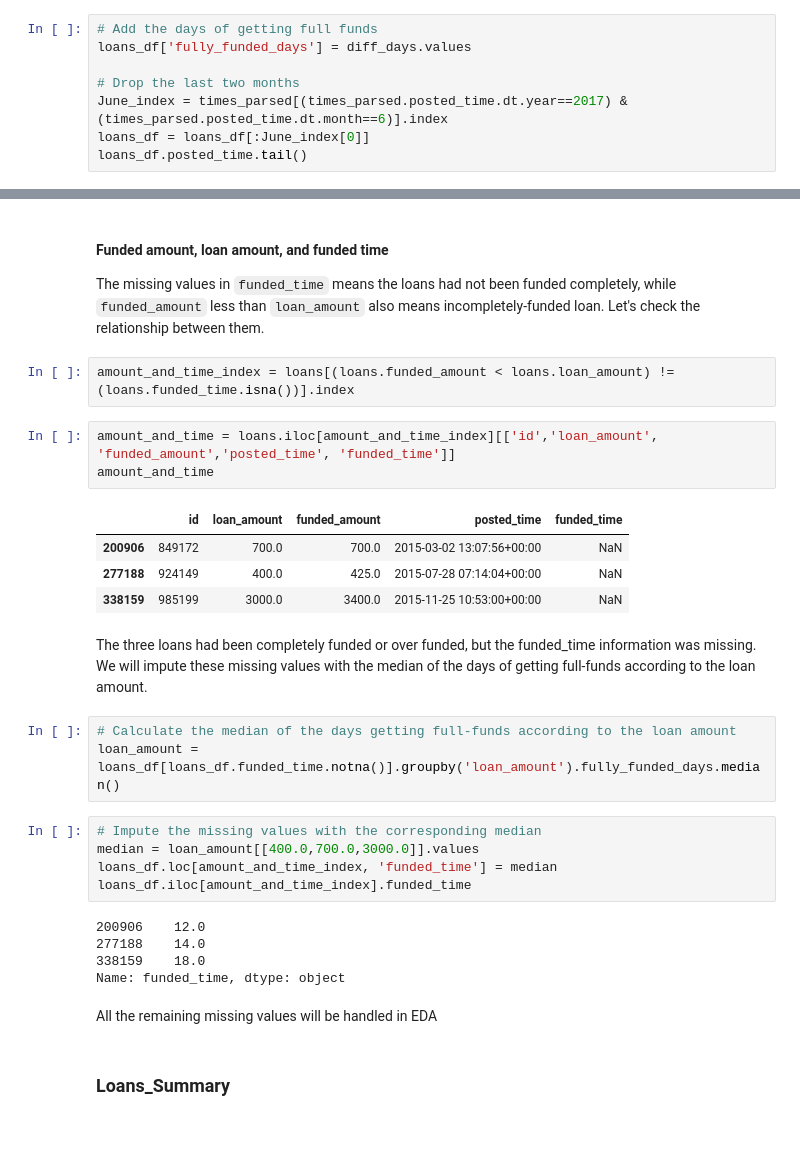
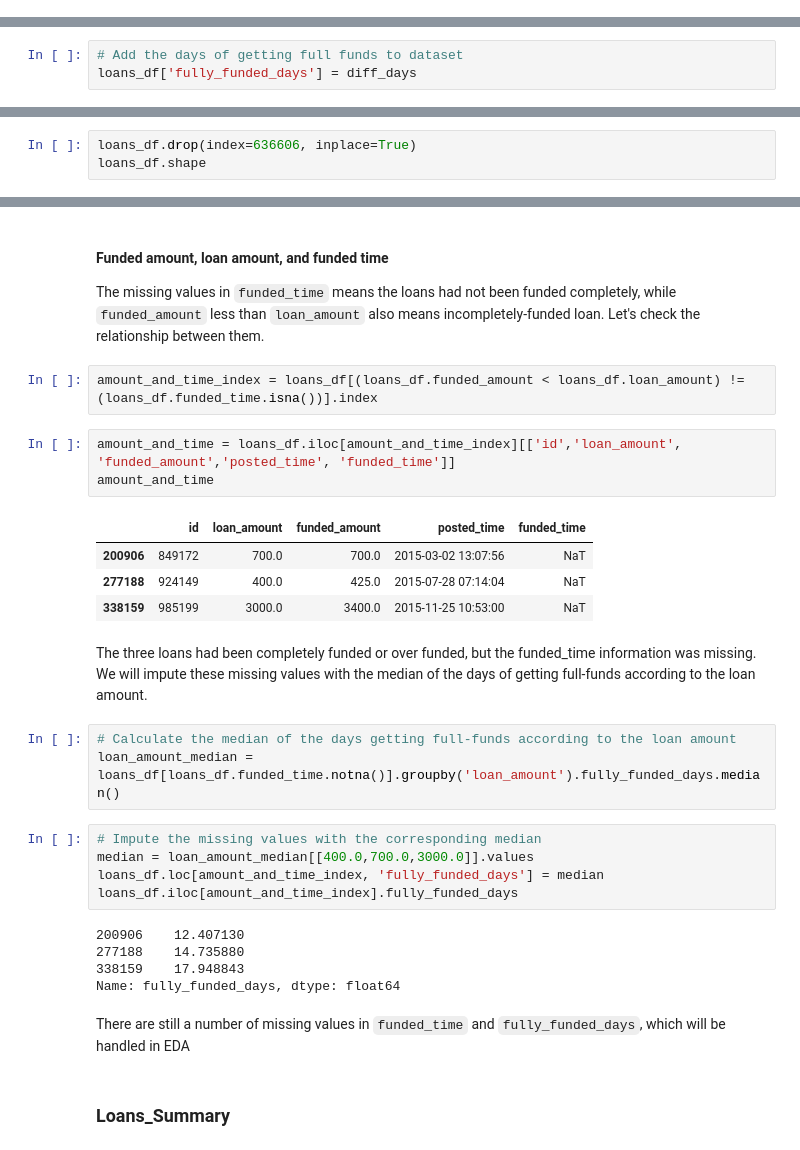
Before and after one commit to lasayin/Crowdfunding-on-Kiva-Platform, a Jupyter notebook: Kiva_Crowdfunding_Data_Wrangling.ipynb, the cells around one changed output, grey strips where cells are left out. Cells and saved outputs as stored; diff of their text form.

```diff
--- a/Kiva_Crowdfunding_Data_Wrangling.ipynb
+++ b/Kiva_Crowdfunding_Data_Wrangling.ipynb
@@ -712,8 +633,0 @@ It's hard to say all the incompletely funded loans in the last two months result
-# %%
-# Add the days of getting full funds
-loans_df['fully_funded_days'] = diff_days.values
-
-# Drop the last two months
-June_index = times_parsed[(times_parsed.posted_time.dt.year==2017) & (times_parsed.posted_time.dt.month==6)].index
-loans_df = loans_df[:June_index[0]]
-loans_df.posted_time.tail()
@@ -726,0 +634,3 @@ Name: posted_time, dtype: datetime64[ns]
+# %%
+# Add the days of getting full funds to dataset
+loans_df['fully_funded_days'] = diff_days
@@ -726,0 +659,3 @@ Name: posted_time, dtype: datetime64[ns]
+# %%
+loans_df.drop(index=636606, inplace=True)
+loans_df.shape
@@ -728,32 +677,32 @@ Name: posted_time, dtype: datetime64[ns]
 #### Funded amount, loan amount, and funded time
 The missing values in `funded_time` means the loans had not been funded completely, while `funded_amount` less than `loan_amount` also means incompletely-funded loan. Let's check the relationship between them.
 # %%
-amount_and_time_index = loans[(loans.funded_amount < loans.loan_amount) != (loans.funded_time.isna())].index
+amount_and_time_index = loans_df[(loans_df.funded_amount < loans_df.loan_amount) != (loans_df.funded_time.isna())].index
 # %%
-amount_and_time = loans.iloc[amount_and_time_index][['id','loan_amount', 'funded_amount','posted_time', 'funded_time']]
+amount_and_time = loans_df.iloc[amount_and_time_index][['id','loan_amount', 'funded_amount','posted_time', 'funded_time']]
 amount_and_time
 # %% [output]
 |  | id | loan_amount | funded_amount | posted_time | funded_time |
-| 200906 | 849172 | 700.0 | 700.0 | 2015-03-02 13:07:56+00:00 | NaN |
-| 277188 | 924149 | 400.0 | 425.0 | 2015-07-28 07:14:04+00:00 | NaN |
-| 338159 | 985199 | 3000.0 | 3400.0 | 2015-11-25 10:53:00+00:00 | NaN |
+| 200906 | 849172 | 700.0 | 700.0 | 2015-03-02 13:07:56 | NaT |
+| 277188 | 924149 | 400.0 | 425.0 | 2015-07-28 07:14:04 | NaT |
+| 338159 | 985199 | 3000.0 | 3400.0 | 2015-11-25 10:53:00 | NaT |
 # %% [markdown]
 The three loans had been completely funded or over funded, but the funded_time information was missing. We will impute these missing values with the median of the days of getting full-funds according to the loan amount.
 # %%
 # Calculate the median of the days getting full-funds according to the loan amount
-loan_amount = loans_df[loans_df.funded_time.notna()].groupby('loan_amount').fully_funded_days.median()
+loan_amount_median = loans_df[loans_df.funded_time.notna()].groupby('loan_amount').fully_funded_days.median()
 # %%
 # Impute the missing values with the corresponding median
-median = loan_amount[[400.0,700.0,3000.0]].values
-loans_df.loc[amount_and_time_index, 'funded_time'] = median
-loans_df.iloc[amount_and_time_index].funded_time
+median = loan_amount_median[[400.0,700.0,3000.0]].values
+loans_df.loc[amount_and_time_index, 'fully_funded_days'] = median
+loans_df.iloc[amount_and_time_index].fully_funded_days
 # %% [output]
-200906    12.0
-277188    14.0
-338159    18.0
-Name: funded_time, dtype: object
+200906    12.407130
+277188    14.735880
+338159    17.948843
+Name: fully_funded_days, dtype: float64
 # %% [markdown]
-All the remaining missing values will be handled in EDA
+There are still a number of missing values in `funded_time` and `fully_funded_days`, which will be handled in EDA
 # %% [markdown]
 ### Loans_Summary
 # %%
```
Also changed, not shown: parts of 59 cells of this notebook.
